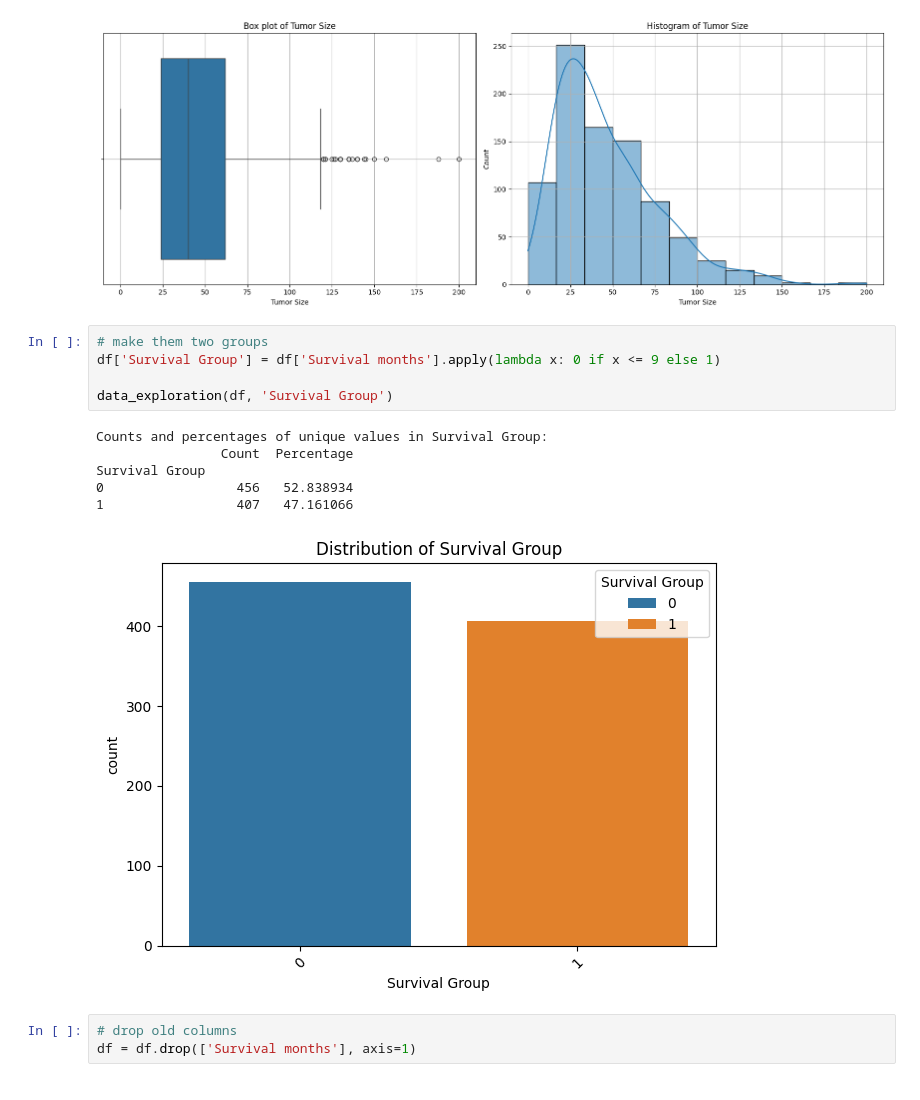
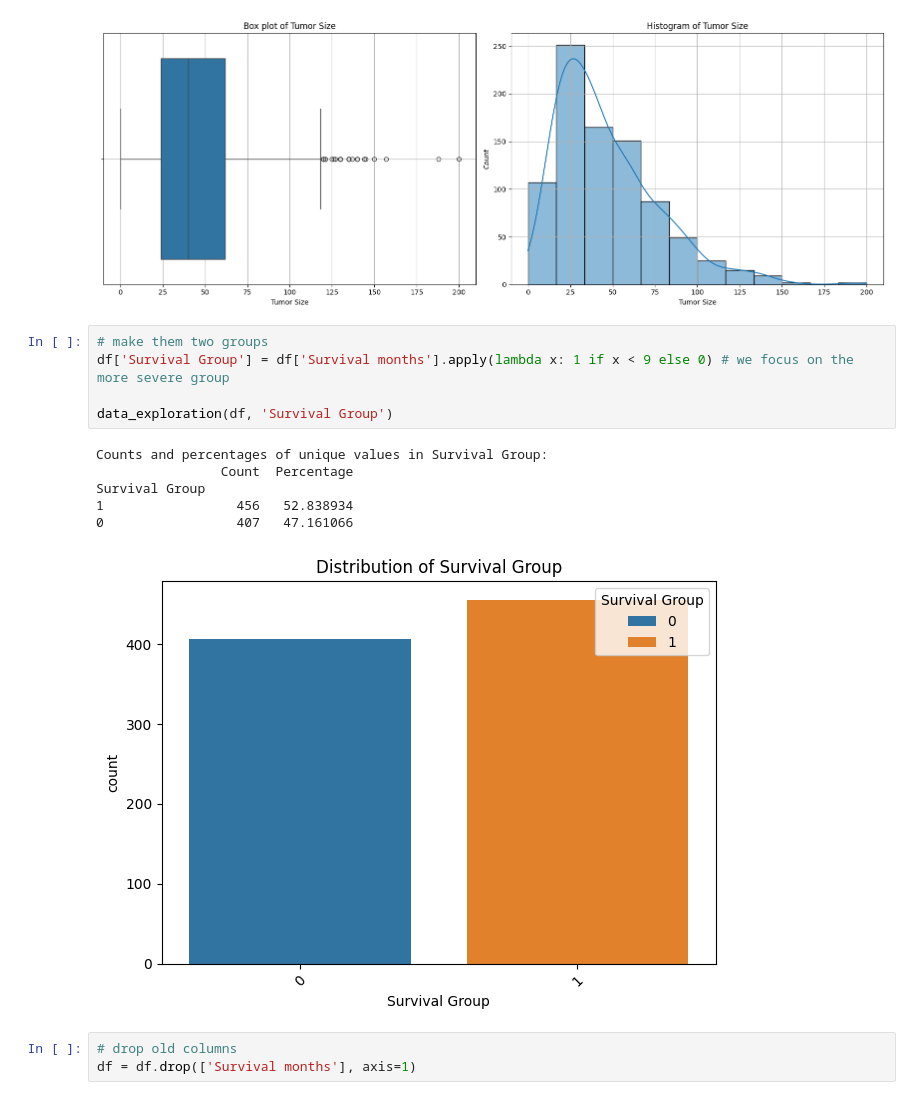
Before and after one commit to MSWinds/C-SCLC-PrognosisML, a Jupyter notebook: data1_preprocessing.ipynb, the cells around one changed output. Cells and saved outputs as stored; diff of their text form.

```diff
--- a/data1_preprocessing.ipynb
+++ b/data1_preprocessing.ipynb
@@ -43,16 +43,16 @@ Number of extreme outliers in Tumor Size: 2
 [figure]
 # %%
 # make them two groups
-df['Survival Group'] = df['Survival months'].apply(lambda x: 0 if x <= 9 else 1)
+df['Survival Group'] = df['Survival months'].apply(lambda x: 1 if x < 9 else 0) # we focus on the more severe group
 
 data_exploration(df, 'Survival Group')
 # %% [output]
 Counts and percentages of unique values in Survival Group:
                 Count  Percentage
 Survival Group
-0                 456   52.838934
-1                 407   47.161066
+1                 456   52.838934
+0                 407   47.161066
-[figure, old version]
+[figure, new version]
 # %%
 # drop old columns
 df = df.drop(['Survival months'], axis=1)
```
Also changed, not shown: parts of 4 cells of this notebook, 12 other files.
